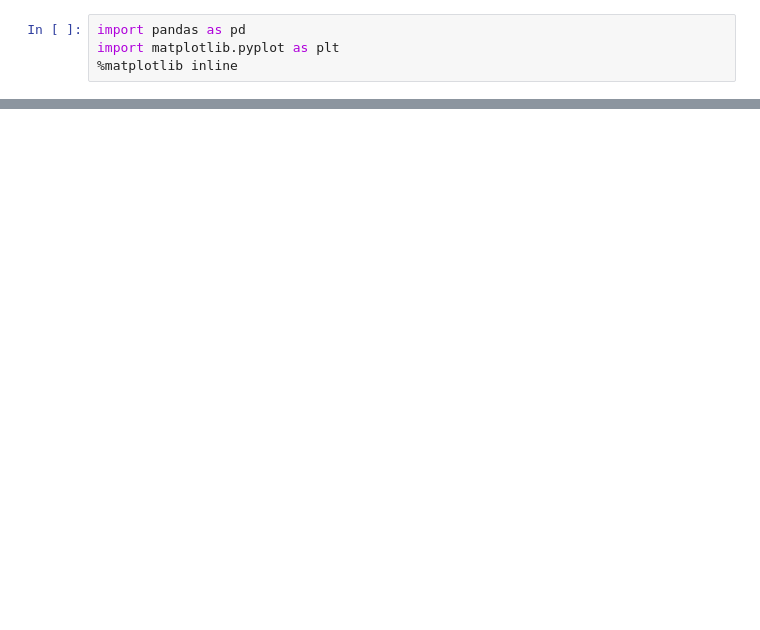
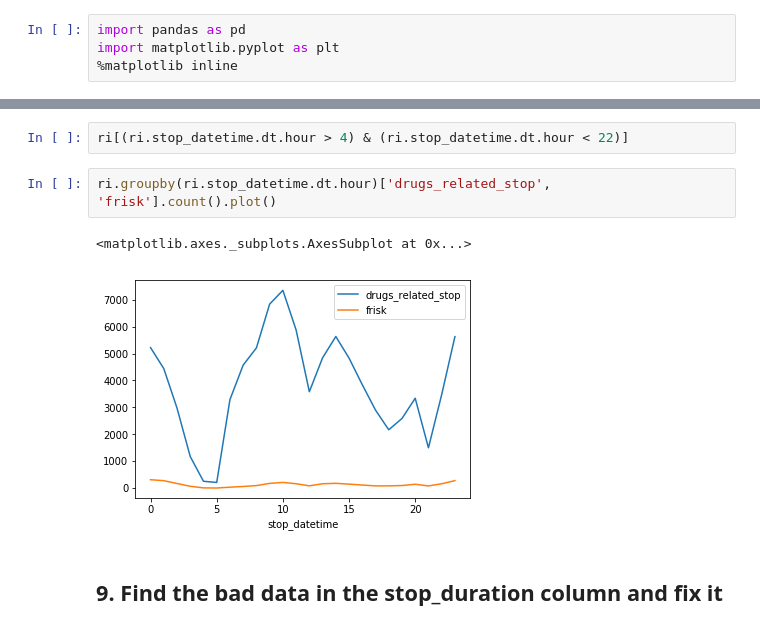
Before and after one commit to queirozsc/dataschool-pycon-2018, a Jupyter notebook: rodhe_island_analysis.ipynb, the cells around one changed output, grey strips where cells are left out. Drawn from its saved outputs; the diff is of its cells as text; blank space fills up the shorter version.

```diff
--- a/rodhe_island_analysis.ipynb
+++ b/rodhe_island_analysis.ipynb
@@ -10,0 +346,9 @@ ri.driver_age.plot()
+# %%
+ri[(ri.stop_datetime.dt.hour > 4) & (ri.stop_datetime.dt.hour < 22)]
+# %%
+ri.groupby(ri.stop_datetime.dt.hour)['drugs_related_stop', 'frisk'].count().plot()
+# %% [output]
+<matplotlib.axes._subplots.AxesSubplot at 0x...>
+[figure, added]
+# %% [markdown]
+## 9. Find the bad data in the stop_duration column and fix it
```
Also changed, not shown: parts of 80 cells of this notebook, 1 other file.
